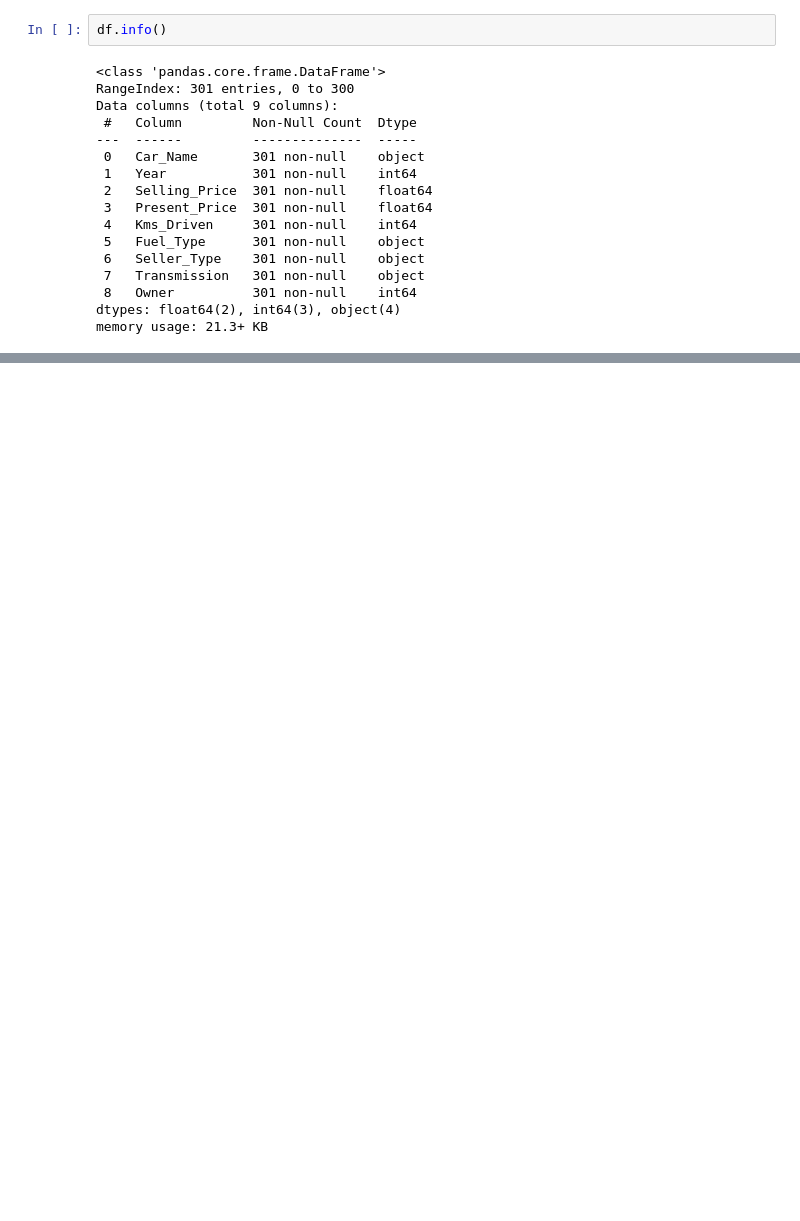
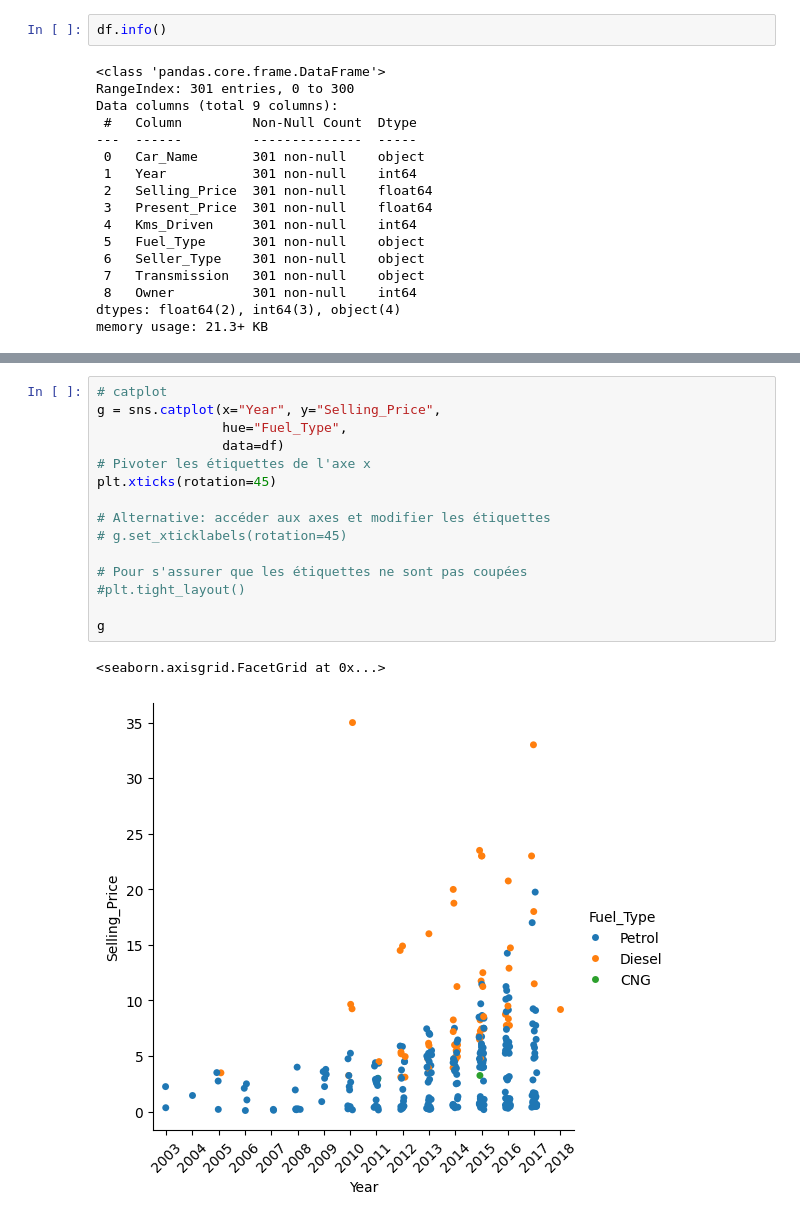
Before and after one commit to bruno-coulet/new-car, a Jupyter notebook: new-car.ipynb, the cells around one changed output, grey strips where cells are left out. Cells and saved outputs as stored; diff of their text form; blank space fills up the shorter version.

```diff
--- a/new-car.ipynb
+++ b/new-car.ipynb
@@ -74,0 +84,18 @@ for ax, col, titre in zip(axes.flatten(), colonnes, titres):
+# %%
+# catplot
+g = sns.catplot(x="Year", y="Selling_Price",
+                hue="Fuel_Type",
+                data=df)
+# Pivoter les étiquettes de l'axe x
+plt.xticks(rotation=45)
+
+# Alternative: accéder aux axes et modifier les étiquettes
+# g.set_xticklabels(rotation=45)
+
+# Pour s'assurer que les étiquettes ne sont pas coupées
+#plt.tight_layout()
+
+g
+# %% [output]
+<seaborn.axisgrid.FacetGrid at 0x...>
+[figure, added]
```
Also changed, not shown: parts of 11 cells of this notebook, 1 other file.
